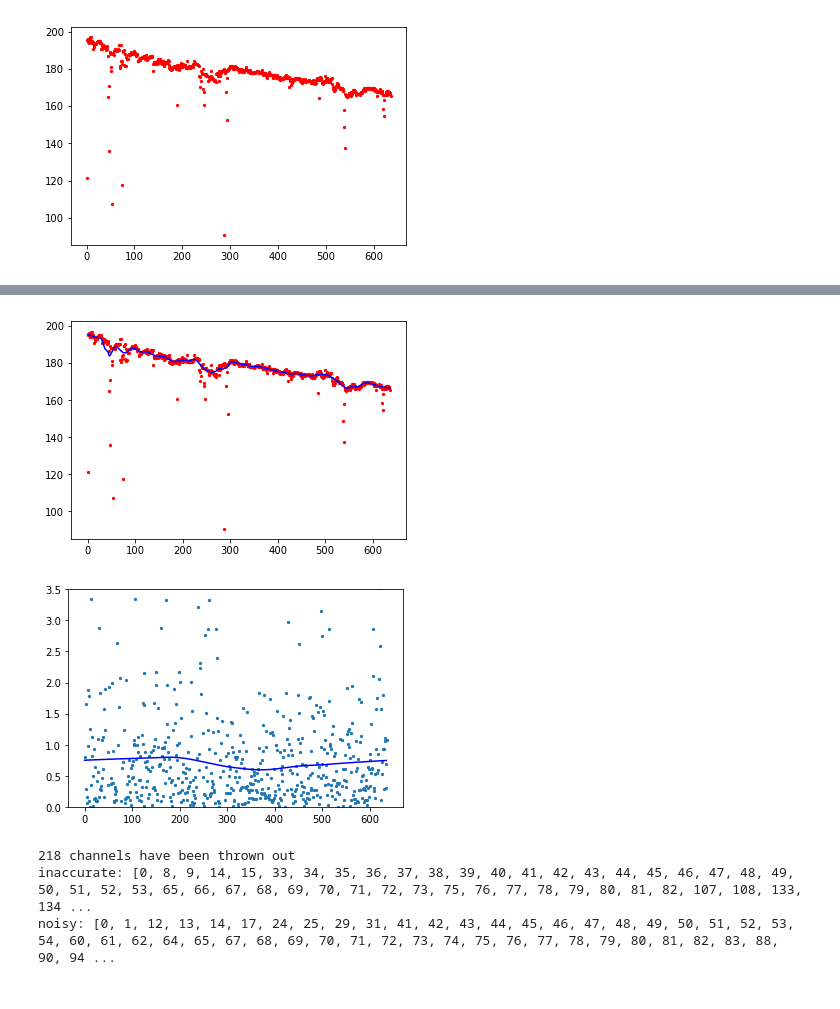
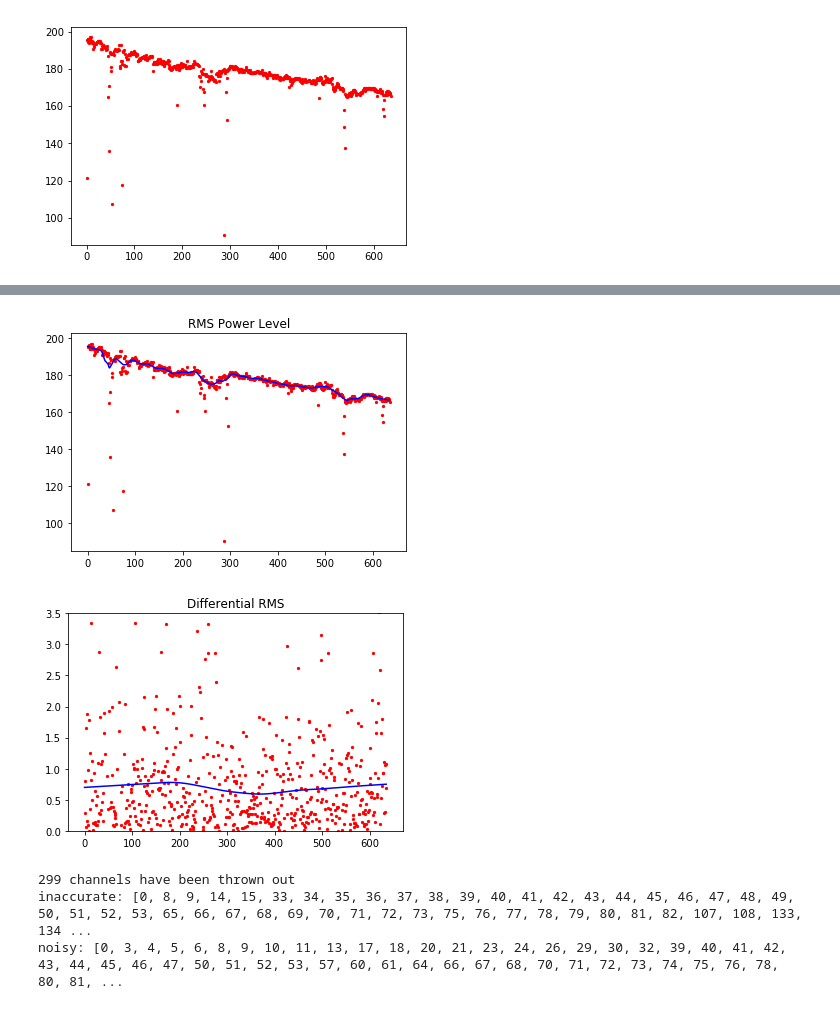
Before and after one commit to efreneau/Machine-Learning-On-Seismic-Streamer-Data, a Jupyter notebook: Calculating RMS and SEL.ipynb, the cells around one changed output, grey strips where cells are left out. Drawn from its saved outputs; the diff is of its cells as text; code cells hidden in the pictures.

Commit message:
Add files via upload
Backing up before possible mistakes when changing the was differential RMS is calculated.

```diff
--- a/Calculating RMS and SEL.ipynb
+++ b/Calculating RMS and SEL.ipynb
@@ -163,50 +163,52 @@ N=3
 RMS_avg = np.convolve(RMS, np.ones((N,))/N, mode='valid')#rolling average of RMS
 RMS_avg = np.concatenate((RMS_avg,RMS[len(RMS_avg):len(RMS_avg)+N-1]))#pad RMS_avg
 
-for i in range(1,len(RMS)):
-    RMS_diff.append(np.abs(RMS[i]-RMS[i-1]))#differential RMS
-RMS_diff.insert(0,999)#remove first index from consideration and shift the index back
+for i in range(0,len(RMS)-1):
+    RMS_diff.append(np.abs(RMS[i]-RMS[i+1]))#differential RMS
+#RMS_diff.insert(0,999)#remove first index from consideration and shift the index back
+RMS_diff.append(999)
 RMS_diff_avg = np.convolve(RMS_diff, np.ones((N,))/N, mode='valid')#rolling average of differential RMS
 RMS_diff_avg = np.concatenate((RMS_diff_avg,RMS[len(RMS_diff_avg):len(RMS_diff_avg)+N-1]))#pad
 
 #RMS_avg=RMS###
 #RMS_diff_avg=RMS_diff
 
 b = np.linspace(0,len(RMS),len(RMS))
 RMSlowess = sm.nonparametric.lowess(RMS_avg,b,0.05,return_sorted=False)#lowess using 5%
 difflowess = sm.nonparametric.lowess(RMS_diff_avg,b,0.5,return_sorted=False)
 
 plt.plot(RMSlowess,c='b')
 plt.scatter(b,RMS,s=5,c='r')
-
+plt.title('RMS Power Level')
 plt.show()
 
 for i in range(0,len(RMS)):
     if(np.abs(RMSlowess[i]-RMS[i])>2):#inacurate
         inaccurate.append(i)
-    if(np.abs(difflowess[i]-RMS_diff_avg[i])>0.5):#noisy
+    if(np.abs(difflowess[i]-RMS_diff[i])>0.5):#noisy
         noisy.append(i)
 indexes = np.sort(list(set(np.concatenate((inaccurate,noisy)))))#consolidate
 #print(indexes)
 for index in sorted(indexes, reverse=True):#remove bad channels
     del RMS2[int(index)]#reversed so that removing doesn't effect the following indexes
     del SEL2[int(index)]
     #del RMS_diff[int(index)]
 
 #plt.plot(RMS2)
 #plt.scatter(b,RMS2,s=5)
 #plt.scatter(b,SEL2,s=5)
 plt.plot(difflowess,c='b')
-plt.scatter(b,RMS_diff,s=5)
+plt.scatter(b,RMS_diff,s=5,c='r')
 plt.ylim([0,3.5])
+plt.title('Differential RMS')
 plt.show()
 print(len(indexes),'channels have been thrown out','\ninaccurate:',inaccurate,'\nnoisy:',noisy)
 # %% [output]
-[figure, old version]
+[figure, new version]
-[figure, old version]
+[figure, new version]
-218 channels have been thrown out
+299 channels have been thrown out
 inaccurate: [0, 8, 9, 14, 15, 33, 34, 35, 36, 37, 38, 39, 40, 41, 42, 43, 44, 45, 46, 47, 48, 49, 50, 51, 52, 53, 65, 66, 67, 68, 69, 70, 71, 72, 73, 75, 76, 77, 78, 79, 80, 81, 82, 107, 108, 133, 134 ...
-noisy: [0, 1, 12, 13, 14, 17, 24, 25, 29, 31, 41, 42, 43, 44, 45, 46, 47, 48, 49, 50, 51, 52, 53, 54, 60, 61, 62, 64, 65, 67, 68, 69, 70, 71, 72, 73, 74, 75, 76, 77, 78, 79, 80, 81, 82, 83, 88, 90, 94 ...
+noisy: [0, 3, 4, 5, 6, 8, 9, 10, 11, 13, 17, 18, 20, 21, 23, 24, 26, 29, 30, 32, 39, 40, 41, 42, 43, 44, 45, 46, 47, 50, 51, 52, 53, 57, 60, 61, 64, 66, 67, 68, 70, 71, 72, 73, 74, 75, 76, 78, 80, 81, ...
 # %%
 #VI. Fitting Data
 b = np.linspace(0,len(RMS2),len(RMS2))
```
Also changed, not shown: parts of 1 cell of this notebook.
